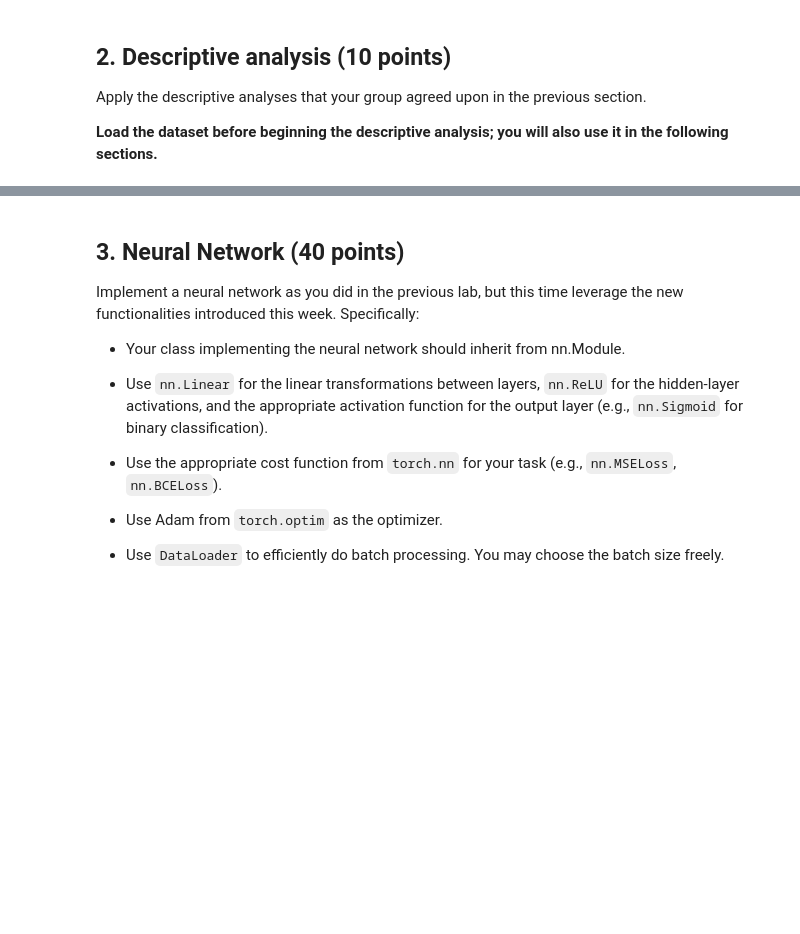
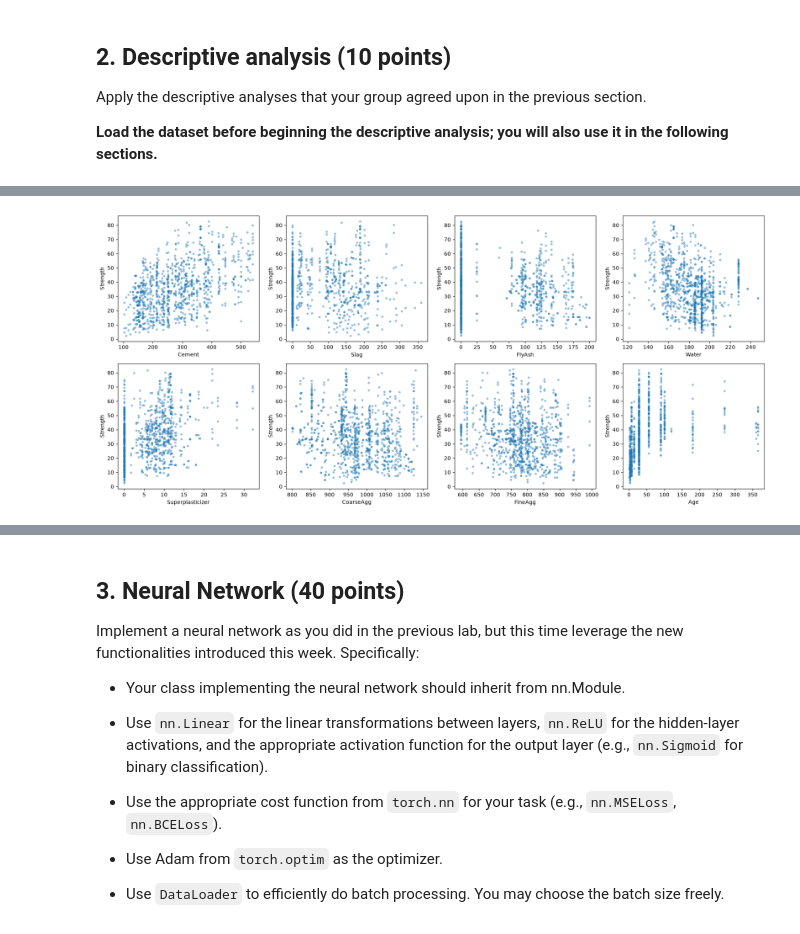
Before and after one commit to yxf9tv/05-neural-networks-real-data, a Jupyter notebook: 05-neural-networks-real-data.ipynb, the cells around one changed output, grey strips where cells are left out. Cells and saved outputs as stored; diff of their text form; code cells hidden in the pictures; blank space fills up the shorter version.

```diff
--- a/05-neural-networks-real-data.ipynb
+++ b/05-neural-networks-real-data.ipynb
@@ -67,0 +139,11 @@ Apply the descriptive analyses that your group agreed upon in the previous secti
+# %%
+# Scatter plot of each input vs. strength
+fig, axes = plt.subplots(2, 4, figsize=(18, 8))
+for ax, col in zip(axes.flat, features):
+    ax.scatter(df[col], df["Strength"], alpha=0.4, s=10)
+    ax.set_xlabel(col)
+    ax.set_ylabel("Strength")
+plt.tight_layout()
+plt.show()
+# %% [output]
+[figure, added]
```
Also changed, not shown: parts of 8 cells of this notebook.
